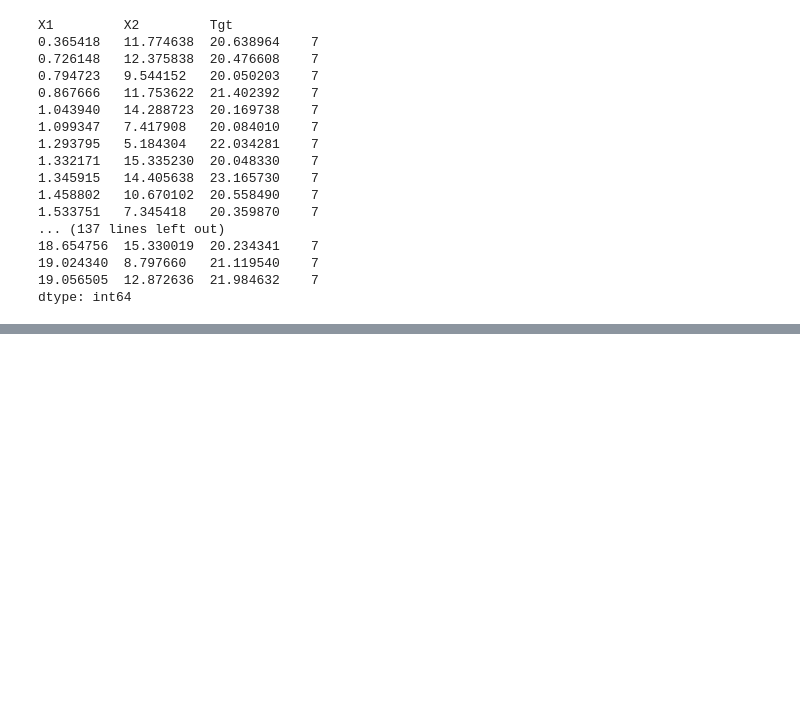
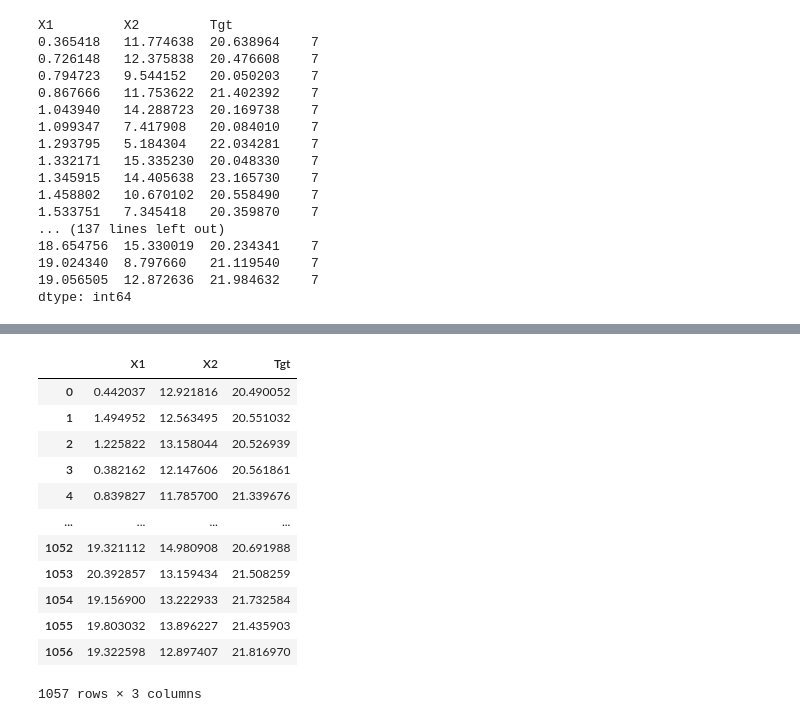
Before and after one commit to ndai093/ImbalancedRegressionSampler, a Jupyter notebook: test_smoter.ipynb, the cells around one changed output, grey strips where cells are left out. Saved outputs shown, nothing was run; the diff lists cells and outputs as text; code cells hidden in the pictures; blank space fills up the shorter version.

Commit message:
ndai093_smote_regression
Save work.

```diff
--- a/test_smoter.ipynb
+++ b/test_smoter.ipynb
@@ -335,0 +317,29 @@ for index, value in dups_sample_counts.items():
+# %%
+#new samples from smote
+new_samples_smote = []
+for index, value in dups_sample_counts.items():
+    base_sample = list(index)
+    #print(f'base_sample={base_sample}')
+    kNN_result = kNN_calc(5, base_sample, interesting_set_list)
+    #Generating new samples
+    for x in range(value):
+        idx = randint(0, 4)
+        #print(f'x={x},idx={idx}')
+        nb = kNN_result[idx]
+        #Generate attribute values
+        new_sample = []
+        for y in range(len(base_sample)-1):
+            diff = abs(base_sample[y]-nb[y])
+            new_sample.append(base_sample[y]+random()*diff)
+        #Calc target value
+        a = np.array(new_sample)
+        b = np.array(base_sample[:-1])
+        d1 = np.linalg.norm(a-b)
+        c = np.array(nb[:-1])
+        d2 = np.linalg.norm(a-c)
+        new_target = (d2*base_sample[-1]+d1*nb[-1])/(d1+d2)
+        new_sample.append(new_target)
+        #print(f'new_sample={new_sample}')
+        new_samples_smote.append(new_sample)
+print(f'len={len(new_samples_smote)}')
+new_samples_smote
@@ -341,0 +396,18 @@ dist
+# %%
+df_new_samples_smote = pd.DataFrame(new_samples_smote)
+df_new_samples_smote.columns = reduced_cols
+df_new_samples_smote
+# %% [output]
+|  | X1 | X2 | Tgt |
+| 0 | 0.442037 | 12.921816 | 20.490052 |
+| 1 | 1.494952 | 12.563495 | 20.551032 |
+| 2 | 1.225822 | 13.158044 | 20.526939 |
+| 3 | 0.382162 | 12.147606 | 20.561861 |
+| 4 | 0.839827 | 11.785700 | 21.339676 |
+| ... | ... | ... | ... |
+| 1052 | 19.321112 | 14.980908 | 20.691988 |
+| 1053 | 20.392857 | 13.159434 | 21.508259 |
+| 1054 | 19.156900 | 13.222933 | 21.732584 |
+| 1055 | 19.803032 | 13.896227 | 21.435903 |
+| 1056 | 19.322598 | 12.897407 | 21.816970 |
+1057 rows × 3 columns
```
Also changed, not shown: parts of 10 cells of this notebook, 1 other file.
